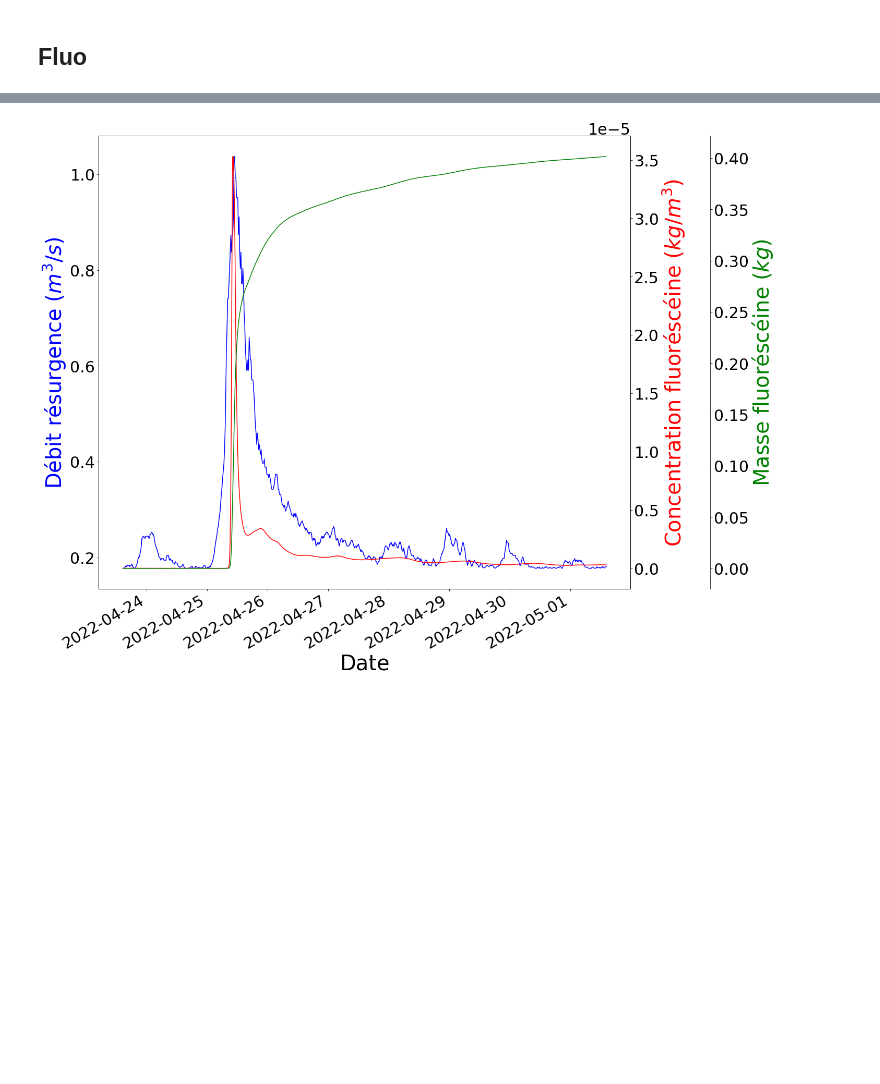
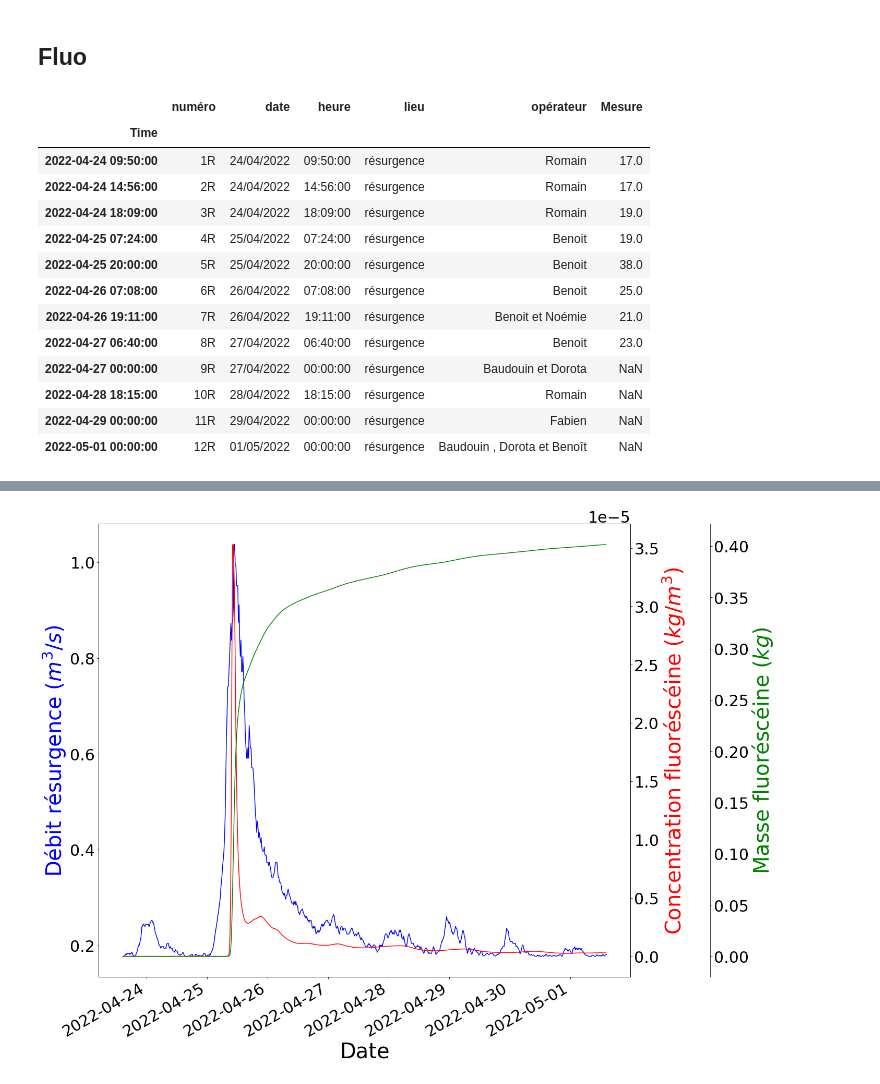
Before and after one commit to BenoitURRUTY/Data_tracage_avril22, a Jupyter notebook: Traçage.ipynb, the cells around one changed output, grey strips where cells are left out. Saved outputs shown, nothing was run; the diff lists cells and outputs as text; code cells hidden in the pictures; blank space fills up the shorter version.

```diff
--- a/Traçage.ipynb
+++ b/Traçage.ipynb
@@ -156,3 +156,25 @@ plt.tight_layout()
 [figure]
 # %% [markdown]
 ## Fluo
+# %%
+man=pd.read_csv('mesure_manuel.csv')
+man['Time']=pd.to_datetime(man['date'].values+' '+man['heure'].values, format = '%d/%m/%Y %H:%M:%S')
+man.set_index('Time', inplace = True)
+man_r=man[man['lieu']=='résurgence']
+man_a=man[man['lieu']!='résurgence']
+man_r
+# %% [output]
+|  | numéro | date | heure | lieu | opérateur | Mesure |
+| Time |  |  |  |  |  |  |
+| 2022-04-24 09:50:00 | 1R | 24/04/2022 | 09:50:00 | résurgence | Romain | 17.0 |
+| 2022-04-24 14:56:00 | 2R | 24/04/2022 | 14:56:00 | résurgence | Romain | 17.0 |
+| 2022-04-24 18:09:00 | 3R | 24/04/2022 | 18:09:00 | résurgence | Romain | 19.0 |
+| 2022-04-25 07:24:00 | 4R | 25/04/2022 | 07:24:00 | résurgence | Benoit | 19.0 |
+| 2022-04-25 20:00:00 | 5R | 25/04/2022 | 20:00:00 | résurgence | Benoit | 38.0 |
+| 2022-04-26 07:08:00 | 6R | 26/04/2022 | 07:08:00 | résurgence | Benoit | 25.0 |
+| 2022-04-26 19:11:00 | 7R | 26/04/2022 | 19:11:00 | résurgence | Benoit et Noémie | 21.0 |
+| 2022-04-27 06:40:00 | 8R | 27/04/2022 | 06:40:00 | résurgence | Benoit | 23.0 |
+| 2022-04-27 00:00:00 | 9R | 27/04/2022 | 00:00:00 | résurgence | Baudouin et Dorota | NaN |
+| 2022-04-28 18:15:00 | 10R | 28/04/2022 | 18:15:00 | résurgence | Romain | NaN |
+| 2022-04-29 00:00:00 | 11R | 29/04/2022 | 00:00:00 | résurgence | Fabien | NaN |
+| 2022-05-01 00:00:00 | 12R | 01/05/2022 | 00:00:00 | résurgence | Baudouin , Dorota et Benoît | NaN |
```
Also changed, not shown: parts of 7 cells of this notebook, 10 other files.
